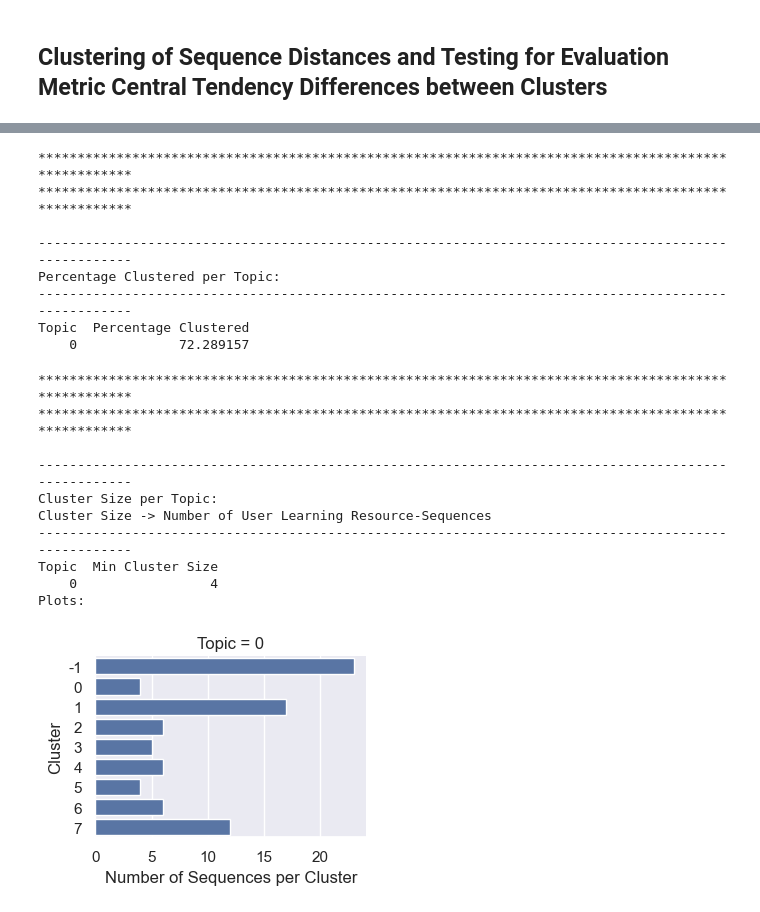
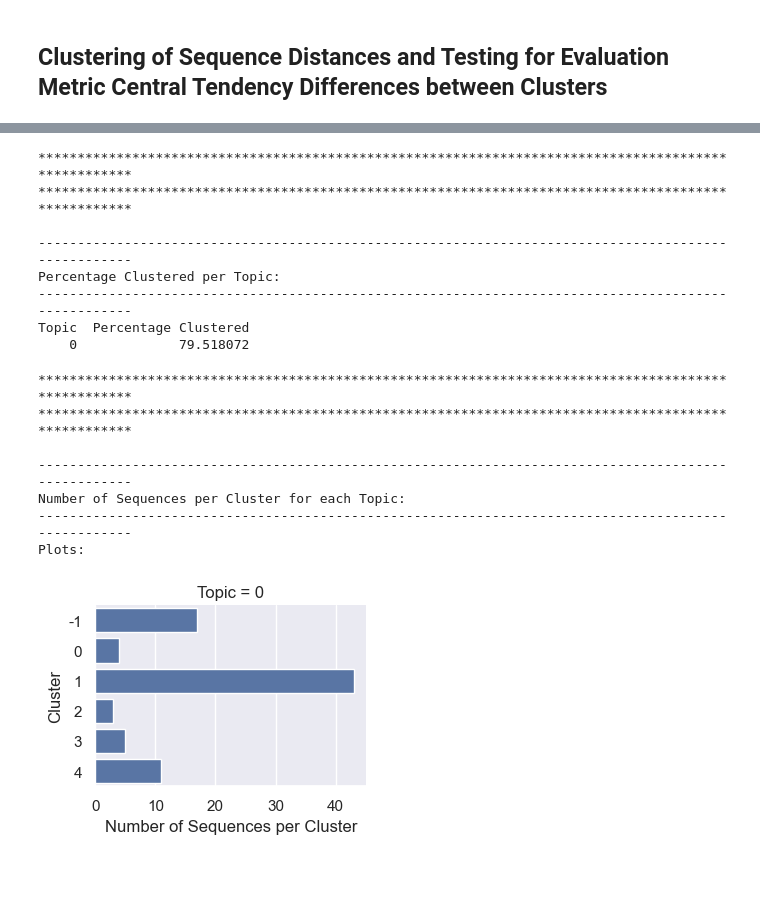
Before and after one commit to sschmerda/ddia_dataset_analysis, a Jupyter notebook: dataset_analysis/CSEDM_2019.ipynb, the cells around one changed output, grey strips where cells are left out. Saved outputs shown, nothing was run; the diff lists cells and outputs as text; code cells hidden in the pictures; blank space fills up the shorter version.

Commit message:
add plots to cluster analysis

```diff
--- a/dataset_analysis/CSEDM_2019.ipynb
+++ b/dataset_analysis/CSEDM_2019.ipynb
@@ -878,17 +901,19 @@ Normalized Sequence Distance Matrix per Topic:
 cluster_eval = ClusterEvaluation(DATASET_NAME,
                                  interactions,
                                  USER_FIELD_NAME_STR,
-                                 None,
+                                 GROUP_FIELD_NAME_STR,
                                  EVALUATION_COURSE_IS_CORRECT_WITHOUT_HINTS_ALL_LEARNING_ACTIVITIES_MEAN_FIELD_NAME_STR,
                                  seq_distances,
                                  True,
+                                 50,
+                                 5,
+                                 (0.1, 0.9),
                                  hdbscan.HDBSCAN,
-                                 0.05,
+                                 0.035,
                                  0.05,
                                  0.05,
                                  metric='precomputed',
-                                 cluster_selection_method='eom',
-                                 min_samples=1)
+                                 cluster_selection_method='eom')
 # %%
 cluster_eval.cluster_sequences_and_test_eval_metric_diff()
 cluster_eval.aggregate_sequence_clustering_and_eval_metric_diff_test_over_groups()
@@ -951,18 +1029,15 @@ cluster_eval.print_percentage_clustered_all_group()
 Percentage Clustered per Topic:
 ----------------------------------------------------------------------------------------------------
 Topic  Percentage Clustered
-    0             72.289157
+    0             79.518072
 # %%
-cluster_eval.display_cluster_size_all_group(height=3)
+cluster_eval.display_number_sequences_per_cluster_all_group(height=3)
 # %% [output]
 ****************************************************************************************************
 ****************************************************************************************************
 
 ----------------------------------------------------------------------------------------------------
-Cluster Size per Topic:
-Cluster Size -> Number of User Learning Resource-Sequences
+Number of Sequences per Cluster for each Topic:
 ----------------------------------------------------------------------------------------------------
-Topic  Min Cluster Size
-    0                 4
 Plots:
-[figure, old version]
+[figure, new version]
```
Also changed, not shown: parts of 21 cells of this notebook, 4 other files.
